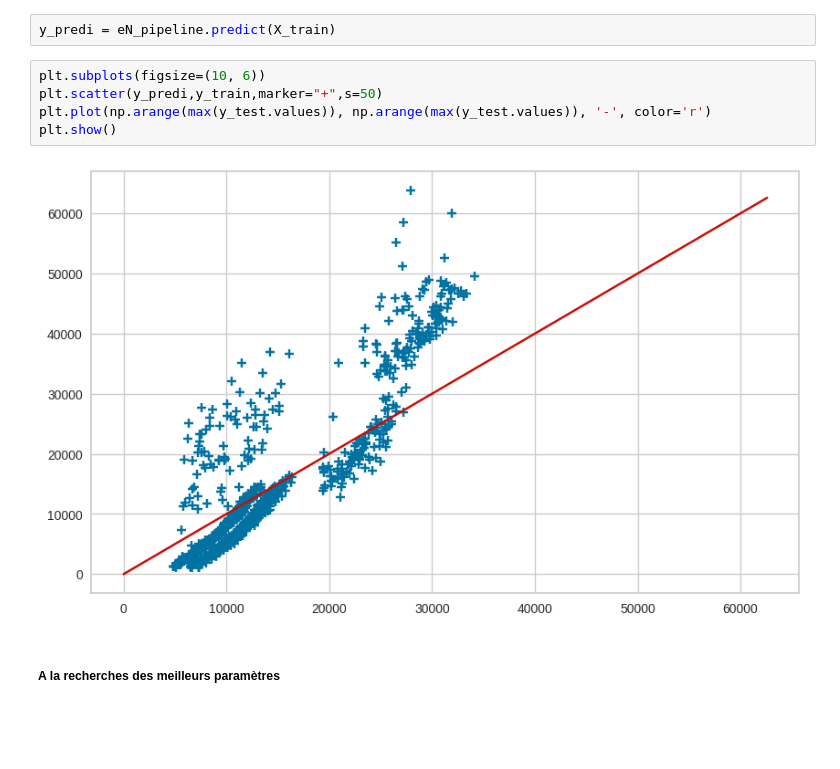
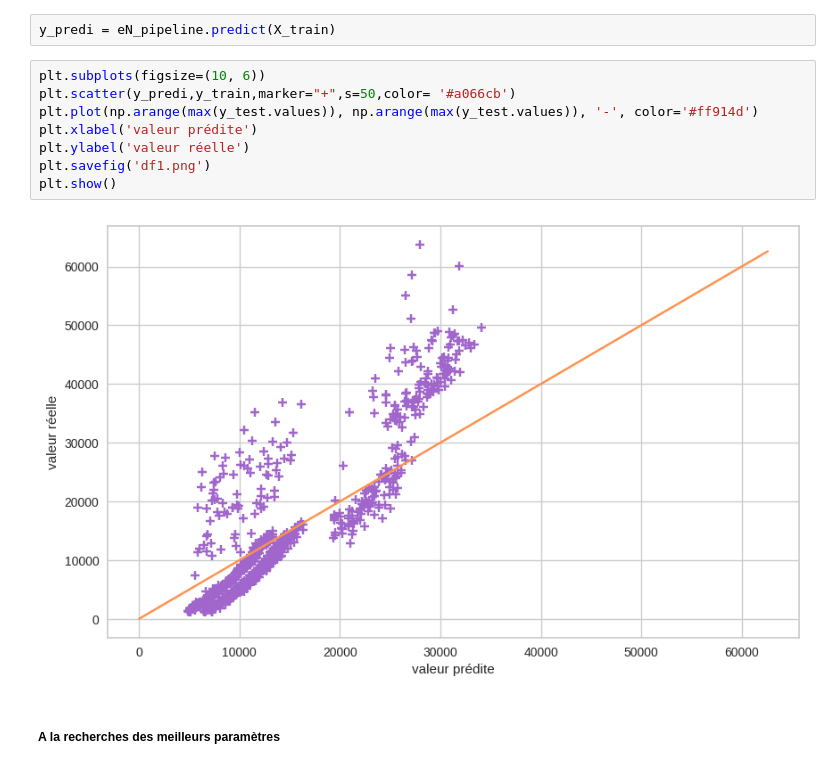
Before and after one commit to JynMoriarty/Assurance, a Jupyter notebook: modelisation.ipynb, the cells around one changed output. Cells and saved outputs as stored; diff of their text form; blank space fills up the shorter version.

```diff
--- a/modelisation.ipynb
+++ b/modelisation.ipynb
@@ -151,11 +151,14 @@ print(eN_cross['test_neg_root_mean_squared_error'].mean())
 y_predi = eN_pipeline.predict(X_train)
 # %%
 plt.subplots(figsize=(10, 6))
-plt.scatter(y_predi,y_train,marker="+",s=50)
-plt.plot(np.arange(max(y_test.values)), np.arange(max(y_test.values)), '-', color='r')
+plt.scatter(y_predi,y_train,marker="+",s=50,color= '#a066cb')
+plt.plot(np.arange(max(y_test.values)), np.arange(max(y_test.values)), '-', color='#ff914d')
+plt.xlabel('valeur prédite')
+plt.ylabel('valeur réelle')
+plt.savefig('df1.png')
 plt.show()
 # %% [output]
-[figure, old version]
+[figure, new version]
 # %% [markdown]
 ##### A la recherches des meilleurs paramètres
 # %%
```
Also changed, not shown: parts of 13 cells of this notebook, 12 other files.
